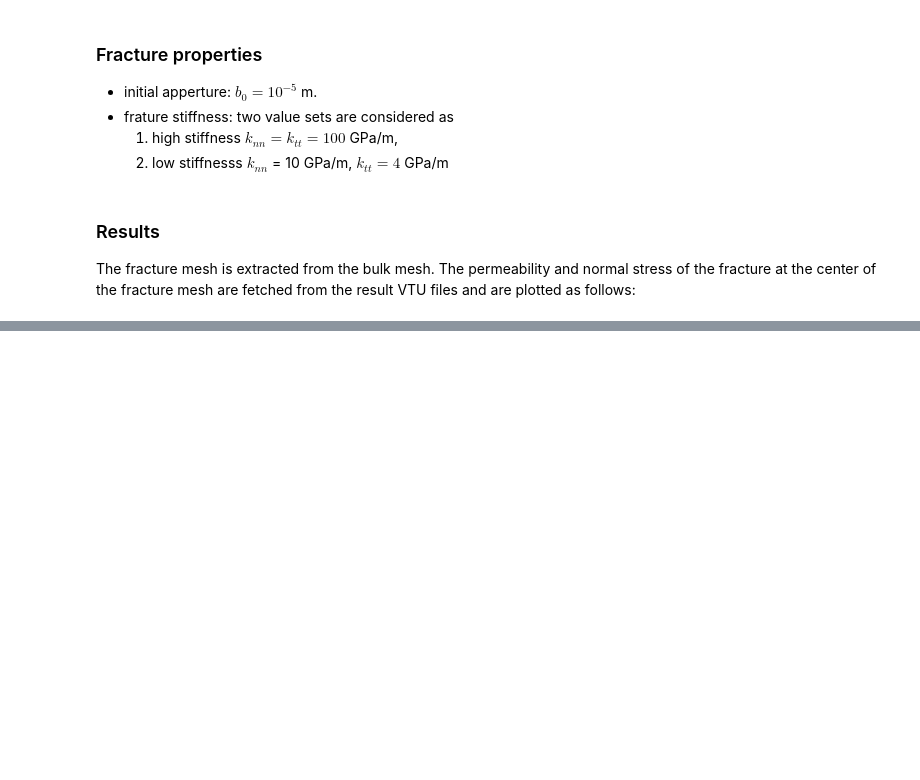
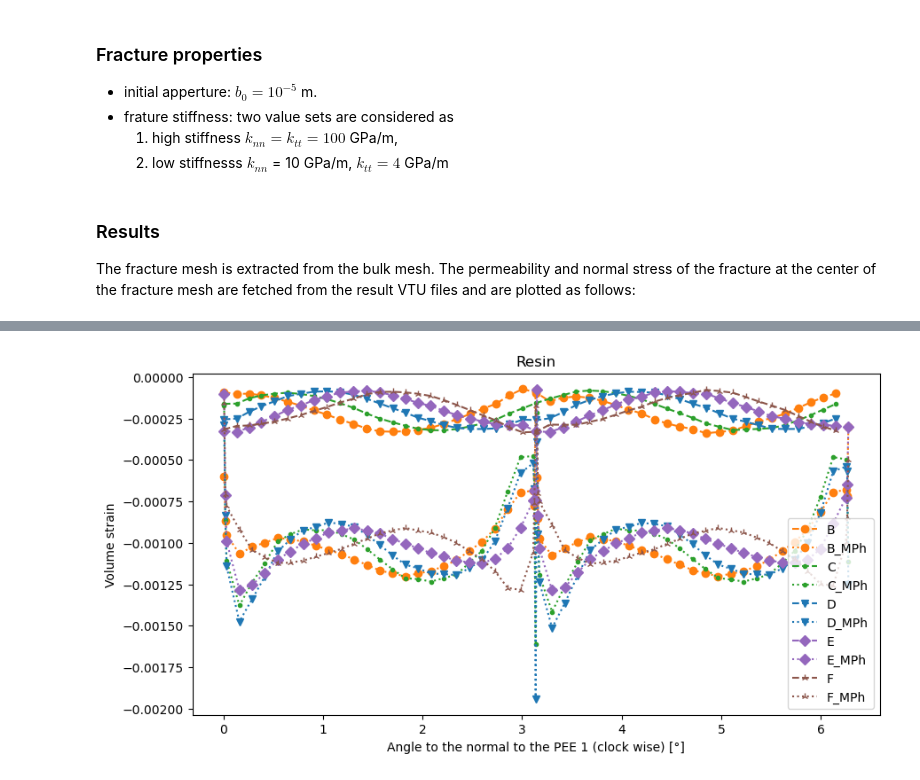
Before and after one commit to wenqing/GreatCell_benchmark, a Jupyter notebook: 3D_HM/GreatCellHM2.ipynb, the cells around one changed output, grey strips where cells are left out. Saved outputs shown, nothing was run; the diff lists cells and outputs as text; code cells hidden in the pictures; blank space fills up the shorter version.

```diff
--- a/3D_HM/GreatCellHM2.ipynb
+++ b/3D_HM/GreatCellHM2.ipynb
@@ -206,0 +330,6 @@ plot_figure(mock_sn, k_resin, k_greywacke, k_gneiss,
+# %%
+root_output_directory = '../../output/HM/full_fracture/high_kn/'
+
+plot_volume_strain(root_output_directory, 'Resin', 'PMMA')
+# %% [output]
+[figure, added]
```
Also changed, not shown: parts of 22 cells of this notebook.
